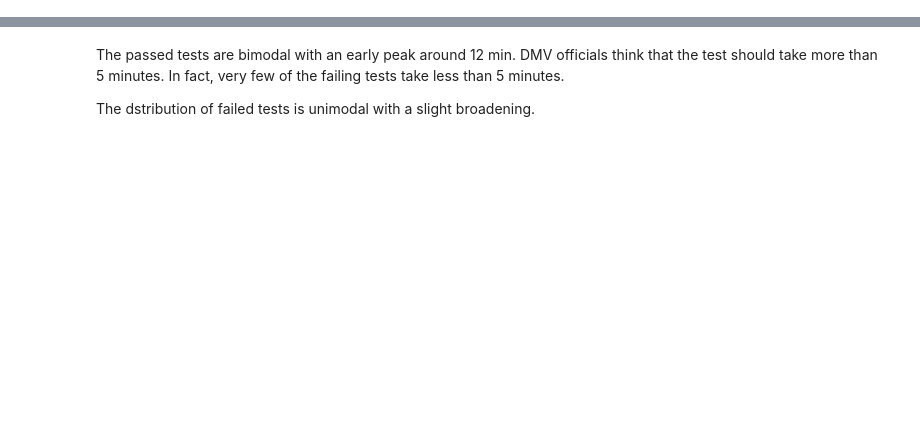
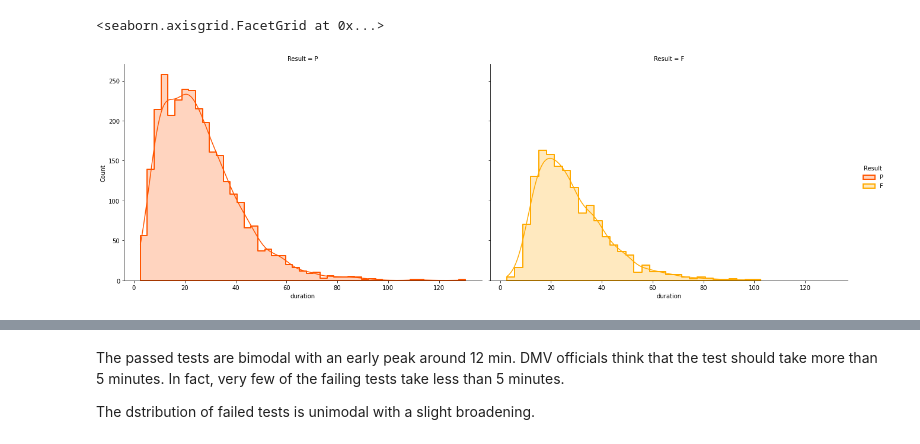
Before and after one commit to thebarryk/dmv_test, a Jupyter notebook: dmv_tests.ipynb, the cells around one changed output, grey strips where cells are left out. Drawn from its saved outputs; the diff is of its cells as text; code cells hidden in the pictures; blank space fills up the shorter version.

```diff
--- a/dmv_tests.ipynb
+++ b/dmv_tests.ipynb
@@ -119,15 +109,18 @@ KeyError: 'duration'
 # %%
 # Show same data using a different plotting package, displot.
 # displot can alse calculate the kde (kernel density estimate)
 def displot_duration(df):
-    g1 = sns.displot(data=df, x='duration', stat='count', kind='hist', cumulative=False, kde=True, col='result_std', \
-                 hue='result_std', palette='autumn', aspect=1.5, element='step', height=6, \
+    g1 = sns.displot(data=df, x='duration', stat='count', kind='hist', cumulative=False, kde=True, col='Result', \
+                 hue='Result', palette='autumn', aspect=1.5, element='step', height=6, \
                  fill=True, linewidth=2, common_bins=False, common_norm=False, \
                  facet_kws={'sharex':True, 'sharey':True}
                  )
     return g1
 
 displot_duration(df)
+# %% [output]
+<seaborn.axisgrid.FacetGrid at 0x...>
+[figure, added]
 # %%
 def displot_kde_duration_all(df, peak1=12, peak2=20, bw_adjust=0.6):
 
```
Also changed, not shown: parts of 29 cells of this notebook.
